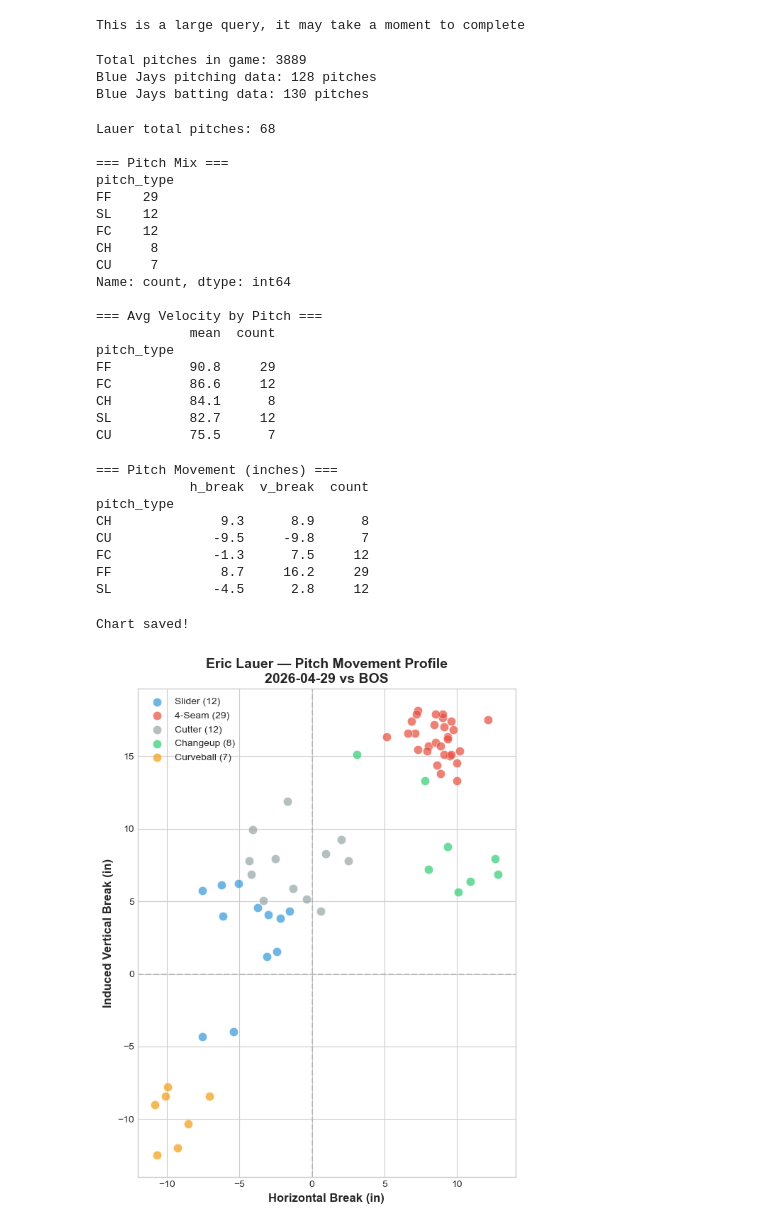
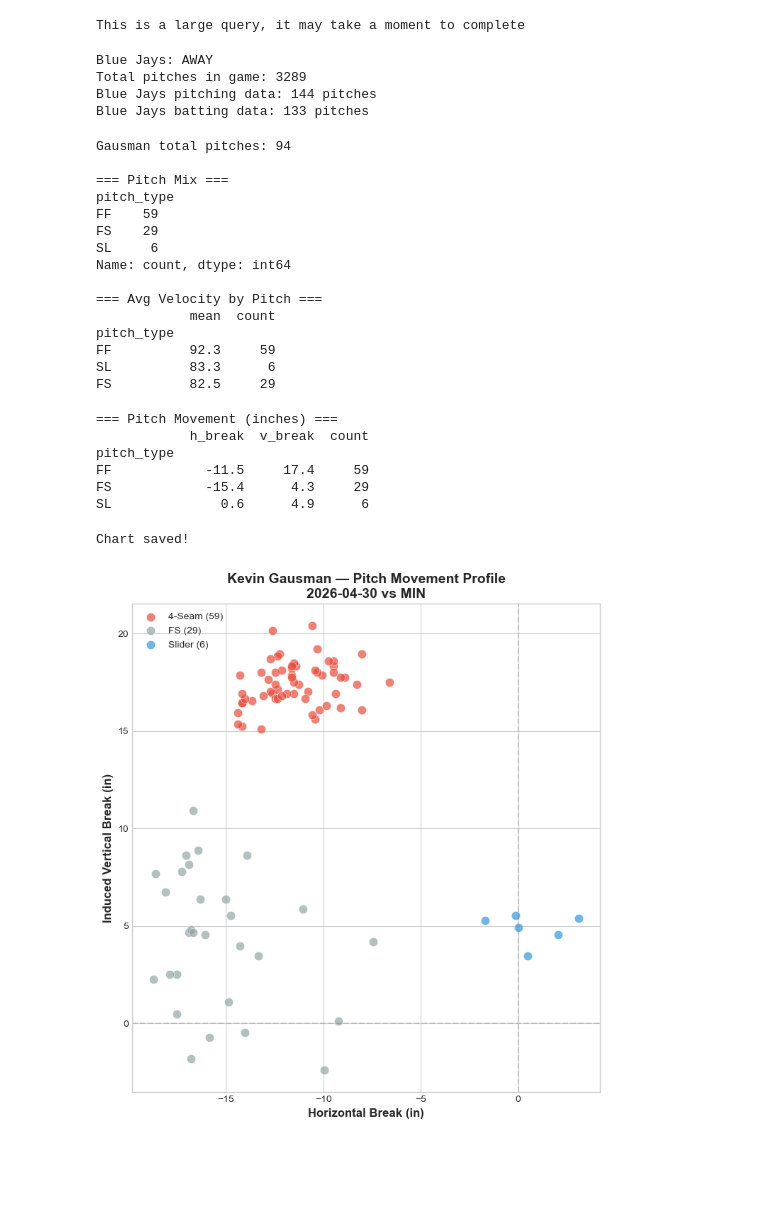
Before and after one commit to seongji-park/bluejays-daily-reports, a Jupyter notebook: notebooks/game_report_template.ipynb, the cells around one changed output. Cells and saved outputs as stored; diff of their text form; code cells hidden in the pictures; blank space fills up the shorter version.

Commit message:
Game report: Apr 30 vs MIN (L 1-7) — Gausman start

```diff
--- a/notebooks/game_report_template.ipynb
+++ b/notebooks/game_report_template.ipynb
@@ -6,9 +6,9 @@ from pybaseball import statcast
 
 plt.style.use('seaborn-v0_8-whitegrid')
 
-GAME_DATE = '2026-04-29'
-OPPONENT = 'BOS'
-RESULT = 'W 8-1'
+GAME_DATE = '2026-04-30'
+OPPONENT = 'MIN'
+RESULT = 'L 1-7'
 
 print(f"=== Blue Jays Game Report: {GAME_DATE} vs {OPPONENT} ({RESULT}) ===")
 # %% [output]
@@ -16,52 +16,55 @@ print(f"=== Blue Jays Game Report: {GAME_DATE} vs {OPPONENT} ({RESULT}) ===")
 # %%
 game_data = statcast(start_dt=GAME_DATE, end_dt=GAME_DATE)
-jays_pitching = game_data[game_data['home_team'] == 'TOR']
 
-# Blue Jays pitchers only
-jays_pitchers = jays_pitching[jays_pitching['inning_topbot'] == 'Top']
-# Blue Jays batters only
-jays_batting = jays_pitching[jays_pitching['inning_topbot'] == 'Bot']
+# Check if TOR is home or away
+if 'TOR' in game_data['home_team'].values:
+    jays_pitching = game_data[game_data['home_team'] == 'TOR']
+    jays_pitchers = jays_pitching[jays_pitching['inning_topbot'] == 'Top']
+    jays_batting = jays_pitching[jays_pitching['inning_topbot'] == 'Bot']
+    print("Blue Jays: HOME")
+else:
+    jays_pitching = game_data[game_data['away_team'] == 'TOR']
+    jays_pitchers = jays_pitching[jays_pitching['inning_topbot'] == 'Bot']
+    jays_batting = jays_pitching[jays_pitching['inning_topbot'] == 'Top']
+    print("Blue Jays: AWAY")
 
 print(f"Total pitches in game: {len(game_data)}")
 print(f"Blue Jays pitching data: {len(jays_pitchers)} pitches")
 print(f"Blue Jays batting data: {len(jays_batting)} pitches")
 # %% [output]
 This is a large query, it may take a moment to complete
-Total pitches in game: 3889
-Blue Jays pitching data: 128 pitches
-Blue Jays batting data: 130 pitches
+Blue Jays: AWAY
+Total pitches in game: 3289
+Blue Jays pitching data: 144 pitches
+Blue Jays batting data: 133 pitches
 # %%
-lauer = jays_pitchers[jays_pitchers['player_name'] == 'Lauer, Eric']
-print(f"Lauer total pitches: {len(lauer)}")
+starter = jays_pitchers[jays_pitchers['player_name'] == 'Gausman, Kevin']
+print(f"Gausman total pitches: {len(starter)}")
 print(f"\n=== Pitch Mix ===")
-print(lauer['pitch_type'].value_counts())
+print(starter['pitch_type'].value_counts())
 print(f"\n=== Avg Velocity by Pitch ===")
-velo = lauer.groupby('pitch_type')['release_speed'].agg(['mean', 'count'])
+velo = starter.groupby('pitch_type')['release_speed'].agg(['mean', 'count'])
 velo = velo[velo['count'] >= 2].sort_values('mean', ascending=False)
 print(velo.round(1))
 # %% [output]
-Lauer total pitches: 68
+Gausman total pitches: 94
 
 === Pitch Mix ===
 pitch_type
-FF    29
-SL    12
-FC    12
-CH     8
-CU     7
+FF    59
+FS    29
+SL     6
 Name: count, dtype: int64
 
 === Avg Velocity by Pitch ===
             mean  count
 pitch_type
-FF          90.8     29
-FC          86.6     12
-CH          84.1      8
-SL          82.7     12
-CU          75.5      7
+FF          92.3     59
+SL          83.3      6
+FS          82.5     29
 # %%
 print("=== Pitch Movement (inches) ===")
-movement = lauer.groupby('pitch_type').agg(
+movement = starter.groupby('pitch_type').agg(
     h_break=('pfx_x', lambda x: x.mean() * 12),
     v_break=('pfx_z', lambda x: x.mean() * 12),
     count=('pitch_type', 'count')
@@ -72,47 +75,45 @@ print(movement)
 === Pitch Movement (inches) ===
             h_break  v_break  count
 pitch_type
-CH              9.3      8.9      8
-CU             -9.5     -9.8      7
-FC             -1.3      7.5     12
-FF              8.7     16.2     29
-SL             -4.5      2.8     12
+FF            -11.5     17.4     59
+FS            -15.4      4.3     29
+SL              0.6      4.9      6
 # %%
 fig, ax = plt.subplots(figsize=(10, 8))
 
 pitch_colors = {
     'FF': '#e74c3c', 'SL': '#3498db', 'CH': '#2ecc71',
     'CU': '#f39c12', 'SI': '#1abc9c', 'FC': '#95a5a6',
     'ST': '#9b59b6', 'KC': '#e67e22'
 }
 pitch_names = {
     'FF': '4-Seam', 'SL': 'Slider', 'CH': 'Changeup',
     'CU': 'Curveball', 'SI': 'Sinker', 'FC': 'Cutter',
     'ST': 'Sweeper', 'KC': 'K-Curve'
 }
 
-for pt in lauer['pitch_type'].unique():
-    data = lauer[lauer['pitch_type'] == pt].dropna(subset=['pfx_x', 'pfx_z'])
+for pt in starter['pitch_type'].unique():
+    data = starter[starter['pitch_type'] == pt].dropna(subset=['pfx_x', 'pfx_z'])
     if len(data) >= 2:
         ax.scatter(data['pfx_x'] * 12, data['pfx_z'] * 12,
                    c=pitch_colors.get(pt, '#95a5a6'), s=80, alpha=0.7,
                    label=f"{pitch_names.get(pt, pt)} ({len(data)})",
                    edgecolors='white', linewidth=0.5)
 
 ax.axhline(y=0, color='gray', linestyle='--', alpha=0.3)
 ax.axvline(x=0, color='gray', linestyle='--', alpha=0.3)
 ax.set_xlabel('Horizontal Break (in)', fontsize=12, fontweight='bold')
 ax.set_ylabel('Induced Vertical Break (in)', fontsize=12, fontweight='bold')
-ax.set_title(f'Eric Lauer — Pitch Movement Profile\n{GAME_DATE} vs {OPPONENT}',
+ax.set_title(f'Kevin Gausman — Pitch Movement Profile\n{GAME_DATE} vs {OPPONENT}',
              fontsize=14, fontweight='bold')
 ax.legend(fontsize=10)
 ax.set_aspect('equal')
 
 plt.tight_layout()
-plt.savefig(f'../visualizations/movement_lauer_{GAME_DATE}.png', dpi=150, bbox_inches='tight')
+plt.savefig(f'../visualizations/movement_gausman_{GAME_DATE}.png', dpi=150, bbox_inches='tight')
 print("Chart saved!")
 plt.show()
 # %% [output]
 Chart saved!
-[figure, old version]
+[figure, new version]
 # %%
```
Also changed, not shown: parts of 6 cells of this notebook, 5 other files.
